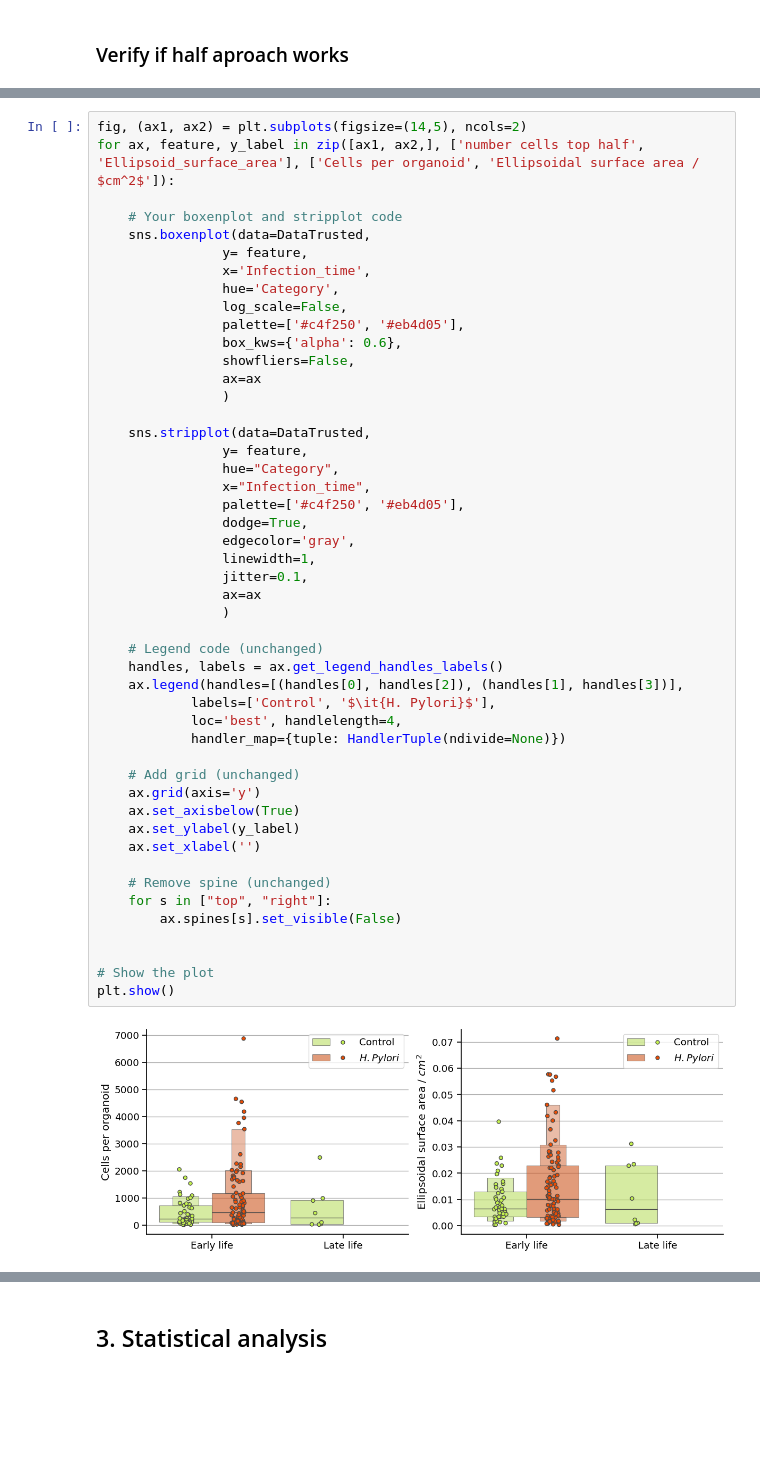
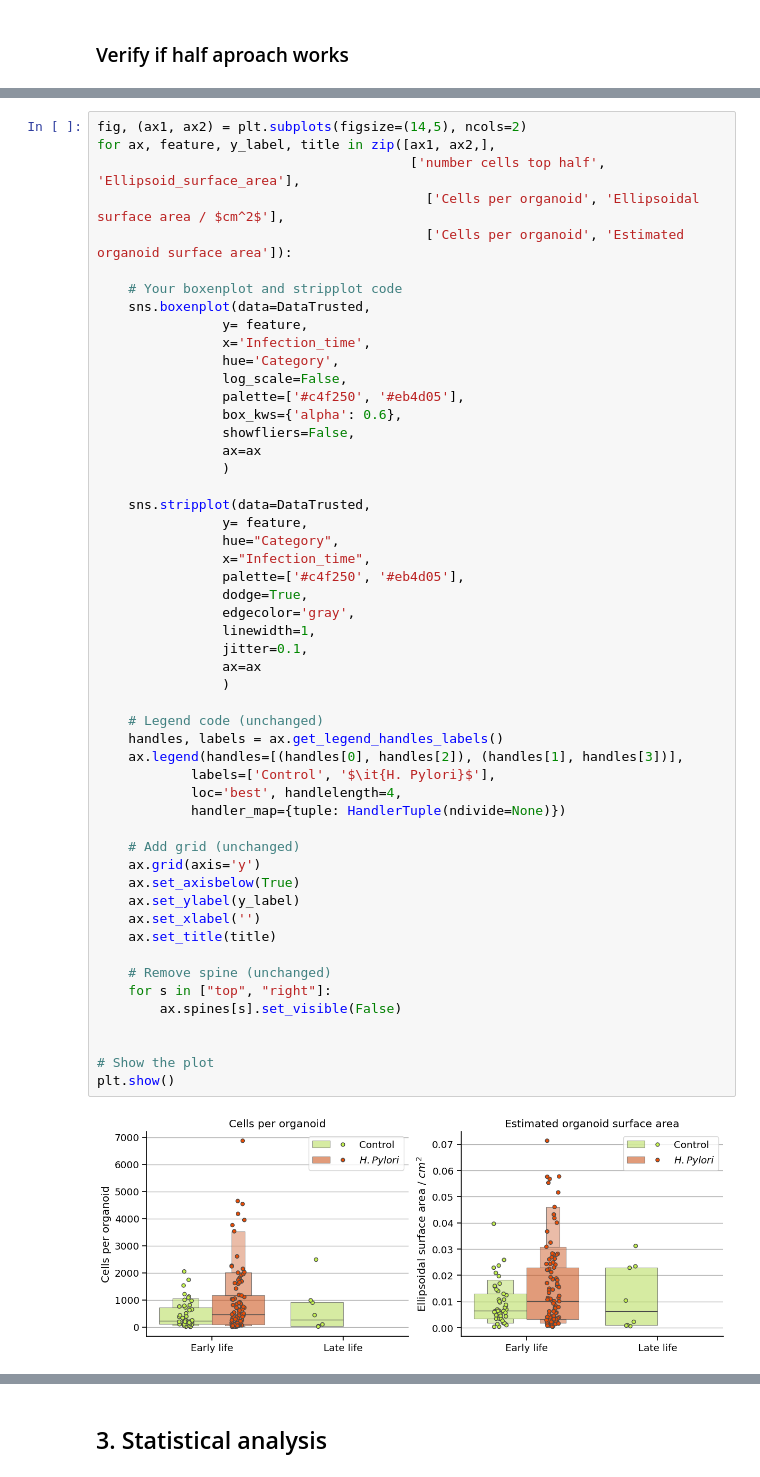
Before and after one commit to DaRoemer/OrganoCellQuant, a Jupyter notebook: Cell_count_analysis.ipynb, the cells around one changed output, grey strips where cells are left out. Cells and saved outputs as stored; diff of their text form; blank space fills up the shorter version.

```diff
--- a/Cell_count_analysis.ipynb
+++ b/Cell_count_analysis.ipynb
@@ -134,7 +138,10 @@ Notes:
 [1] Standard Errors assume that the covariance matrix of the errors is correctly specified.
 # %%
 fig, (ax1, ax2) = plt.subplots(figsize=(14,5), ncols=2)
-for ax, feature, y_label in zip([ax1, ax2,], ['number cells top half', 'Ellipsoid_surface_area'], ['Cells per organoid', 'Ellipsoidal surface area / $cm^2$']):
+for ax, feature, y_label, title in zip([ax1, ax2,],
+                                        ['number cells top half', 'Ellipsoid_surface_area'],
+                                          ['Cells per organoid', 'Ellipsoidal surface area / $cm^2$'],
+                                          ['Cells per organoid', 'Estimated organoid surface area']):
 
     # Your boxenplot and stripplot code
     sns.boxenplot(data=DataTrusted,
@@ -154,31 +161,32 @@ for ax, feature, y_label in zip([ax1, ax2,], ['number cells top half', 'Ellipsoi
                 x="Infection_time",
                 palette=['#c4f250', '#eb4d05'],
                 dodge=True,
                 edgecolor='gray',
                 linewidth=1,
                 jitter=0.1,
                 ax=ax
                 )
 
     # Legend code (unchanged)
     handles, labels = ax.get_legend_handles_labels()
     ax.legend(handles=[(handles[0], handles[2]), (handles[1], handles[3])],
             labels=['Control', '$\it{H. Pylori}$'],
             loc='best', handlelength=4,
             handler_map={tuple: HandlerTuple(ndivide=None)})
 
     # Add grid (unchanged)
     ax.grid(axis='y')
     ax.set_axisbelow(True)
     ax.set_ylabel(y_label)
     ax.set_xlabel('')
+    ax.set_title(title)
 
     # Remove spine (unchanged)
     for s in ["top", "right"]:
         ax.spines[s].set_visible(False)
 
 
 # Show the plot
 plt.show()
 # %% [output]
-[figure, old version]
+[figure, new version]
```
Also changed, not shown: parts of 3 cells of this notebook.
